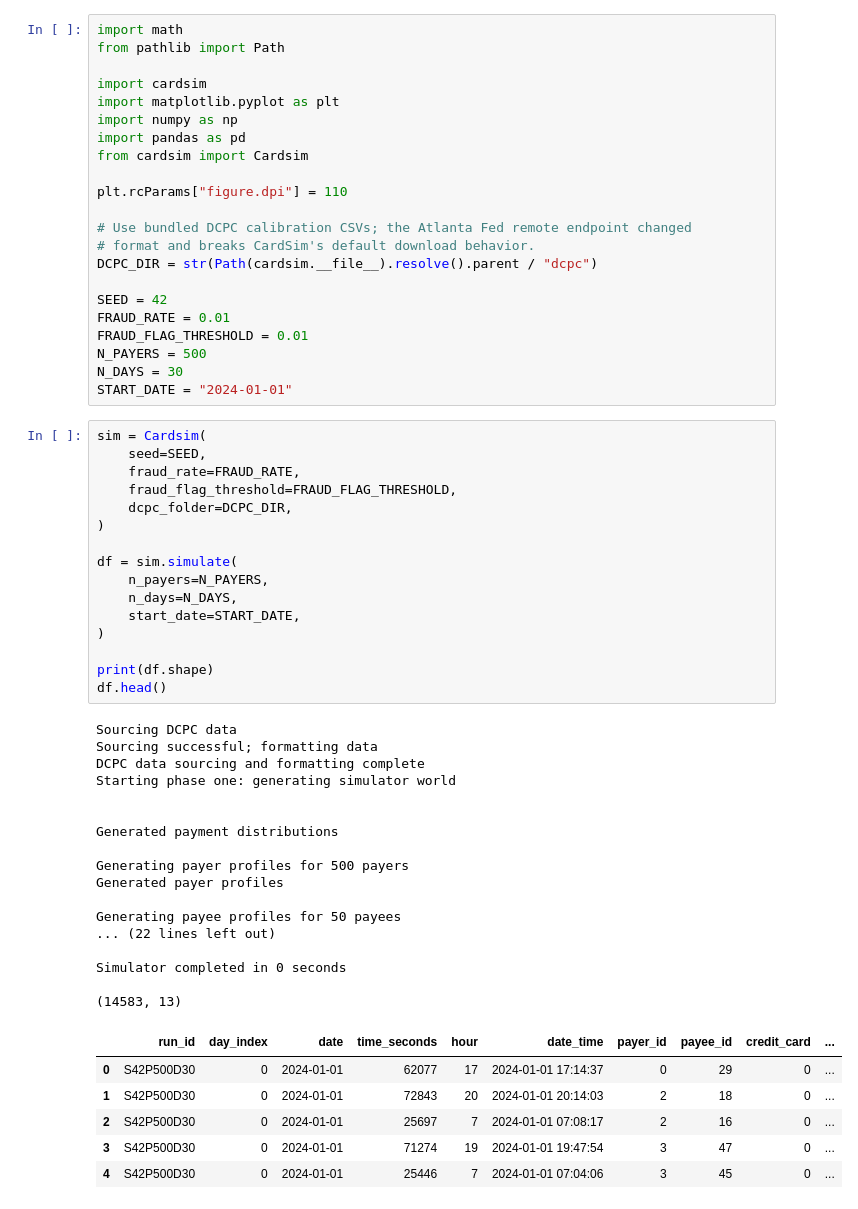
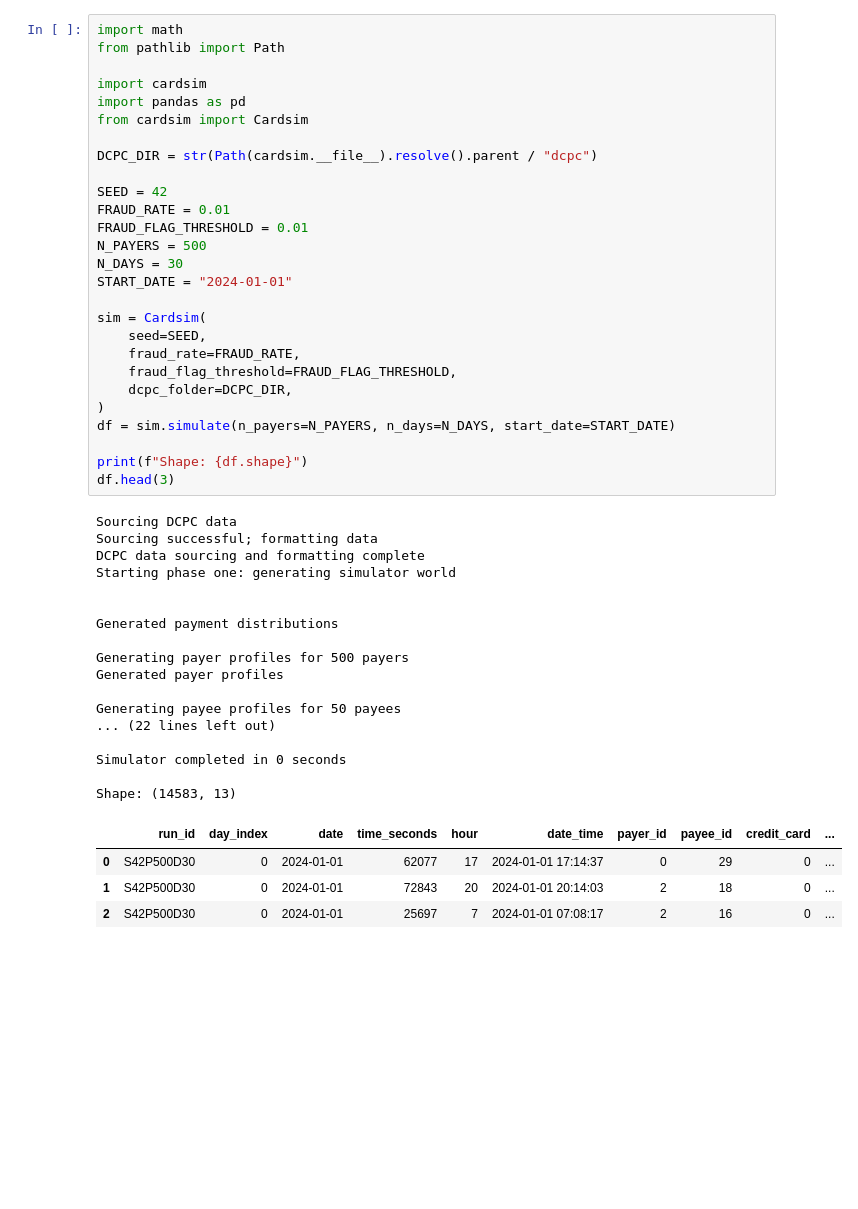
Before and after one commit to cristian-carretero/fraud-stat-engine, a Jupyter notebook: notebooks/01_probe_cardsim.ipynb, the cells around one changed output. Saved outputs shown, nothing was run; the diff lists cells and outputs as text; blank space fills up the shorter version.

```diff
--- a/notebooks/01_probe_cardsim.ipynb
+++ b/notebooks/01_probe_cardsim.ipynb
@@ -28,63 +11,50 @@ of `cardsim_base.parquet`. That is `02_eda_cardsim_base.ipynb`.
 # %%
 import math
 from pathlib import Path
 
 import cardsim
-import matplotlib.pyplot as plt
-import numpy as np
 import pandas as pd
 from cardsim import Cardsim
 
-plt.rcParams["figure.dpi"] = 110
-
-# Use bundled DCPC calibration CSVs; the Atlanta Fed remote endpoint changed
-# format and breaks CardSim's default download behavior.
 DCPC_DIR = str(Path(cardsim.__file__).resolve().parent / "dcpc")
 
 SEED = 42
 FRAUD_RATE = 0.01
 FRAUD_FLAG_THRESHOLD = 0.01
 N_PAYERS = 500
 N_DAYS = 30
 START_DATE = "2024-01-01"
+
+sim = Cardsim(
+    seed=SEED,
+    fraud_rate=FRAUD_RATE,
+    fraud_flag_threshold=FRAUD_FLAG_THRESHOLD,
+    dcpc_folder=DCPC_DIR,
+)
+df = sim.simulate(n_payers=N_PAYERS, n_days=N_DAYS, start_date=START_DATE)
+
+print(f"Shape: {df.shape}")
+df.head(3)
+# %% [output]
+Sourcing DCPC data
+Sourcing successful; formatting data
+DCPC data sourcing and formatting complete
+Starting phase one: generating simulator world
+
+
+Generated payment distributions
+
+Generating payer profiles for 500 payers
+Generated payer profiles
+
+Generating payee profiles for 50 payees
+... (22 lines left out)
+
+Simulator completed in 0 seconds
+
+Shape: (14583, 13)
+|  | run_id | day_index | date | time_seconds | hour | date_time | payer_id | payee_id | credit_card | ... |
+| 0 | S42P500D30 | 0 | 2024-01-01 | 62077 | 17 | 2024-01-01 17:14:37 | 0 | 29 | 0 | ... |
+| 1 | S42P500D30 | 0 | 2024-01-01 | 72843 | 20 | 2024-01-01 20:14:03 | 2 | 18 | 0 | ... |
+| 2 | S42P500D30 | 0 | 2024-01-01 | 25697 | 7 | 2024-01-01 07:08:17 | 2 | 16 | 0 | ... |
-# %%
-sim = Cardsim(
-    seed=SEED,
-    fraud_rate=FRAUD_RATE,
-    fraud_flag_threshold=FRAUD_FLAG_THRESHOLD,
-    dcpc_folder=DCPC_DIR,
-)
-
-df = sim.simulate(
-    n_payers=N_PAYERS,
-    n_days=N_DAYS,
-    start_date=START_DATE,
-)
-
-print(df.shape)
-df.head()
-# %% [output]
-Sourcing DCPC data
-Sourcing successful; formatting data
-DCPC data sourcing and formatting complete
-Starting phase one: generating simulator world
-
-
-Generated payment distributions
-
-Generating payer profiles for 500 payers
-Generated payer profiles
-
-Generating payee profiles for 50 payees
-... (22 lines left out)
-
-Simulator completed in 0 seconds
-
-(14583, 13)
-|  | run_id | day_index | date | time_seconds | hour | date_time | payer_id | payee_id | credit_card | ... |
-| 0 | S42P500D30 | 0 | 2024-01-01 | 62077 | 17 | 2024-01-01 17:14:37 | 0 | 29 | 0 | ... |
-| 1 | S42P500D30 | 0 | 2024-01-01 | 72843 | 20 | 2024-01-01 20:14:03 | 2 | 18 | 0 | ... |
-| 2 | S42P500D30 | 0 | 2024-01-01 | 25697 | 7 | 2024-01-01 07:08:17 | 2 | 16 | 0 | ... |
-| 3 | S42P500D30 | 0 | 2024-01-01 | 71274 | 19 | 2024-01-01 19:47:54 | 3 | 47 | 0 | ... |
-| 4 | S42P500D30 | 0 | 2024-01-01 | 25446 | 7 | 2024-01-01 07:04:06 | 3 | 45 | 0 | ... |
 # %% [markdown]
```
Also changed, not shown: parts of 10 cells of this notebook, 4 other files.
